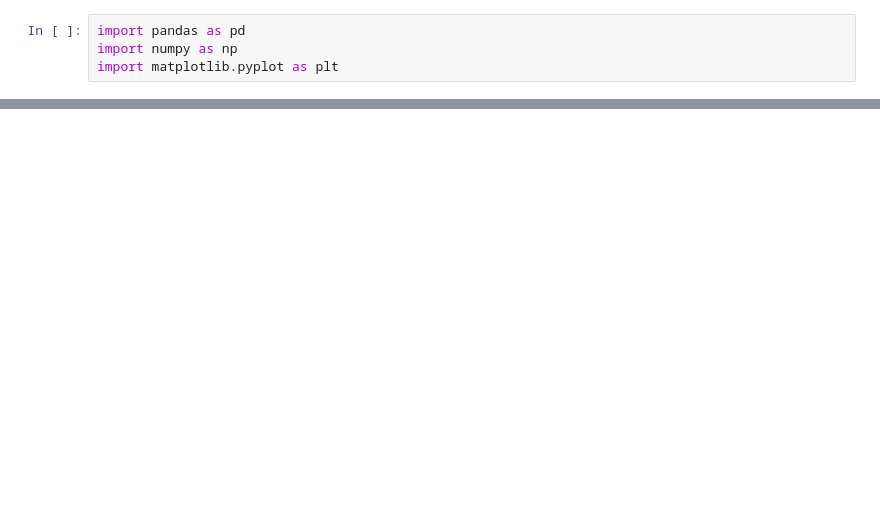
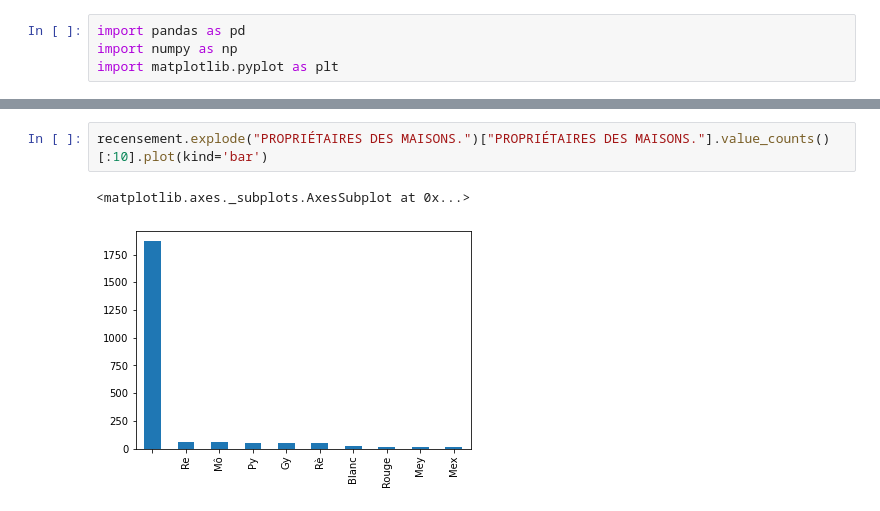
Before and after one commit to Arvalent/LausanneTimeMachine, a Jupyter notebook: Cadastre_extraction.ipynb, the cells around one changed output, grey strips where cells are left out. Drawn from its saved outputs; the diff is of its cells as text; blank space fills up the shorter version.

```diff
--- a/Cadastre_extraction.ipynb
+++ b/Cadastre_extraction.ipynb
@@ -136,0 +55,5 @@ plt.barh(x, counts[:20, 1], align='center', tick_label=counts[:20, 0])
+# %%
+recensement.explode("PROPRIÉTAIRES DES MAISONS.")["PROPRIÉTAIRES DES MAISONS."].value_counts()[:10].plot(kind='bar')
+# %% [output]
+<matplotlib.axes._subplots.AxesSubplot at 0x...>
+[figure, added]
```
Also changed, not shown: parts of 27 cells of this notebook, 1 other file.
